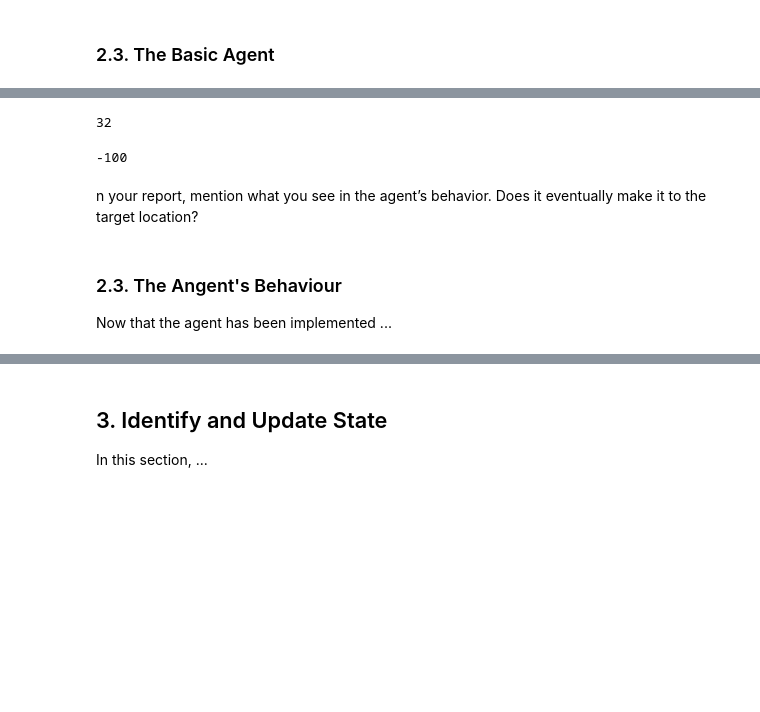
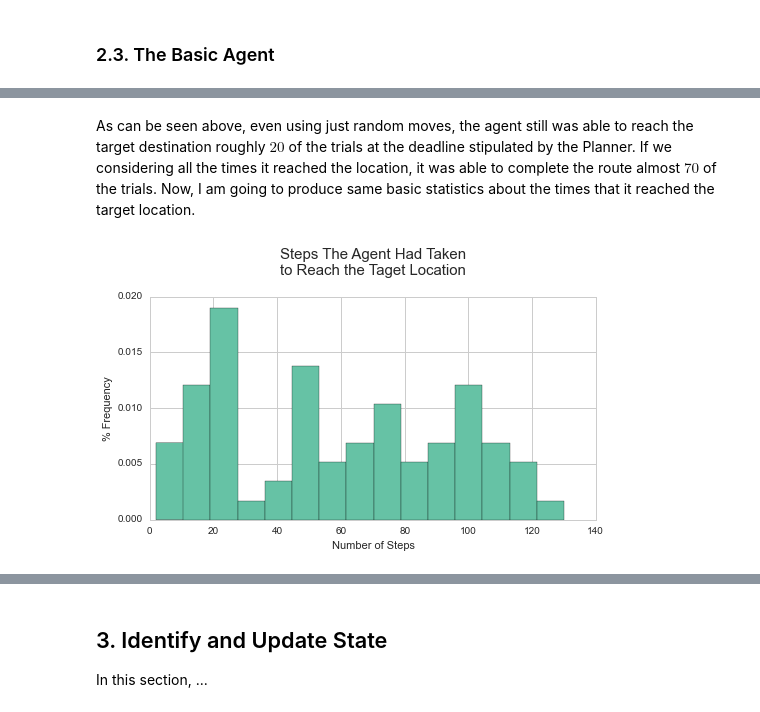
Before and after one commit to ucaiado/Smart_Cab, a Jupyter notebook: smart_cab.ipynb, the cells around one changed output, grey strips where cells are left out. Cells and saved outputs as stored; diff of their text form; code cells hidden in the pictures; blank space fills up the shorter version.

Commit message:
docs and test: Finish to write about the Basic Agent Simulation Statistics

```diff
--- a/smart_cab.ipynb
+++ b/smart_cab.ipynb
@@ -113,20 +111,41 @@ s_fname = 'log/sim_Mon_Jul_18_003801_2016.log'
 # %%
+s_fname = 'log/sim_Mon_Jul_18_003801_2016.txt'
+
 with open(s_fname) as fr:
-    i_trial = 0
+    i_trial = None
     i_fail = 0
     i_success = 0
     i_reached = 0
     l_last = []
+    i_last_step = 0
+    i_that_time = 0
+    d_count = {'forward': 0, 'left': 0, 'right': 0, 'None': 0}
     for idx, row in enumerate(fr):
         s_aux = row.strip().split(';')[1]
         if 'LearningAgent.update' in s_aux:
             i_last_step = int(s_aux.split(',')[0].split('=')[1].strip())
+            s_action = s_aux.split('action = ')[1].split(',')[0]
+            d_count[s_action] += 1
         elif 'Environment.reset' in s_aux:
-            i_trial += 1
-            l_last.append(i_last_step)
+            if not i_trial:
+                i_trial = 1
+                i_initial_dealline = int(s_aux.split('deadline = ')[1])
+            else:
+                i_trial += 1
+                l_last.append({'steps': i_initial_dealline - i_last_step,
+                               'success': i_that_time})
+                i_initial_dealline = int(s_aux.split('deadline = ')[1])
         elif 'Environment.step' in s_aux:
             i_fail += 1
+            i_that_time = 0
         elif 'Environment.act' in s_aux:
             if i_last_step >=0:
                 i_success += 1
             i_reached += 1
+            i_that_time = 1
+
+print "Number of Trials: {}".format(i_trial-1)
+print "Times that the agent reached the target location: {}".format(i_reached-1)
+print "Times the agent reached the hard deadline: {}".format(i_fail-1)
+print "Times the agent SUCCESSFULLY reached the target location: {}".format(i_success-1)
+print "Counting of moves made:\n{}".format(d_count)
@@ -143,14 +159,11 @@ i_reached
-# %%
-i_fail
-# %% [output]
-32
-# %%
-i_last_step
-# %% [output]
--100
-# %% [markdown]
-n your report, mention what you see in the agent’s behavior. Does it eventually make it to the target location?
-# %% [markdown]
-### 2.3. The Angent's Behaviour
-
-Now that the agent has been implemented ...
+# %% [markdown]
+As can be seen above, even using just random moves, the agent still was able to reach the target destination roughly $20%$ of the trials at the deadline stipulated by the Planner. If we considering all the times it reached the location, it was able to complete the route almost $70%$ of the trials. Now, I am going to produce same basic statistics about the times that it reached the target location.
+# %%
+import pandas as pd
+df_last = pd.DataFrame(l_last)
+ax = (df_last.ix[df_last.success==1, 'steps']).hist(bins=15, normed=True)
+ax.set_title("Steps The Agent Had Taken\nto Reach the Taget Location\n", fontsize=15);
+ax.set_ylabel("% Frequency")
+ax.set_xlabel("Number of Steps");
+# %% [output]
+[figure, added]
```
Also changed, not shown: parts of 7 cells of this notebook, 2 other files.
